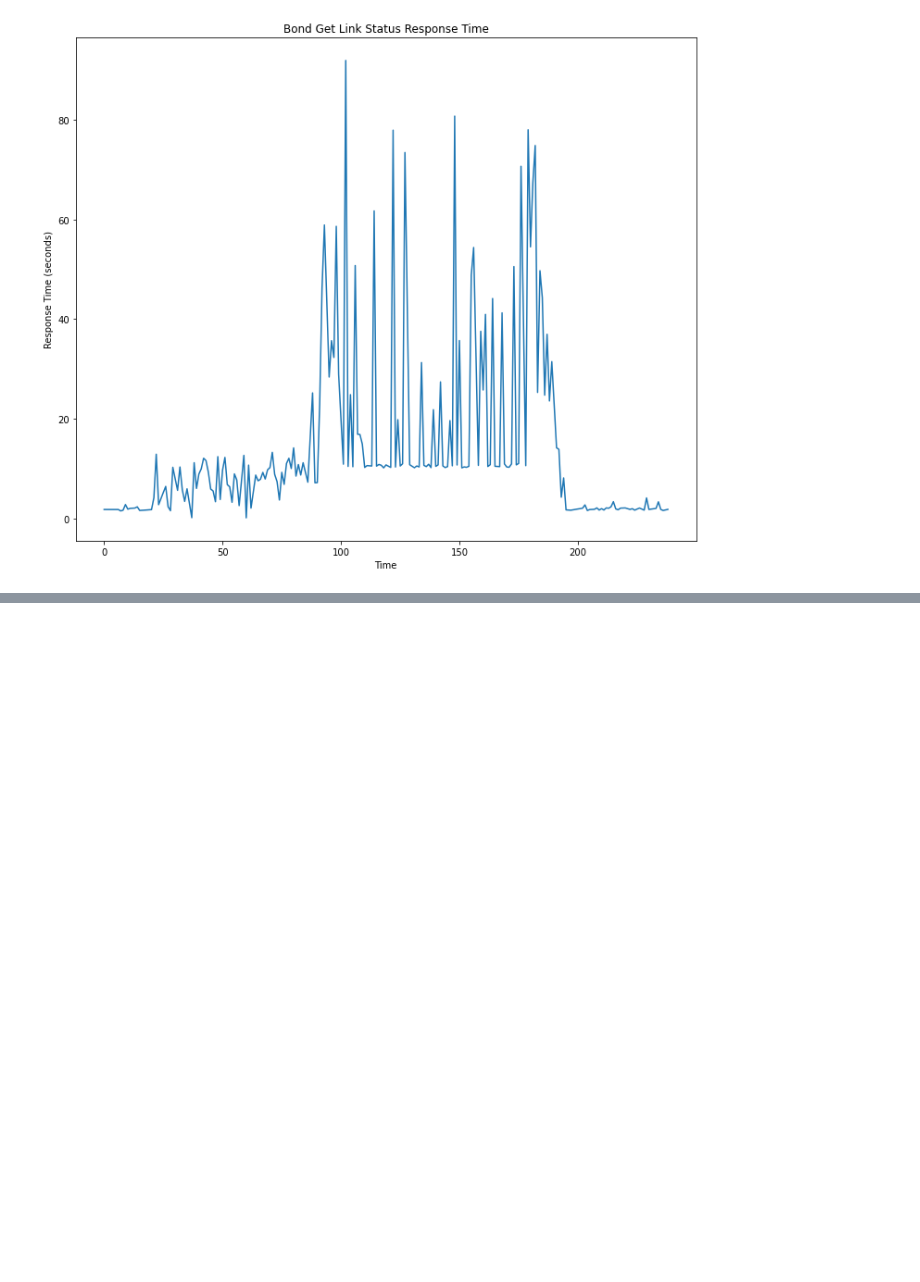
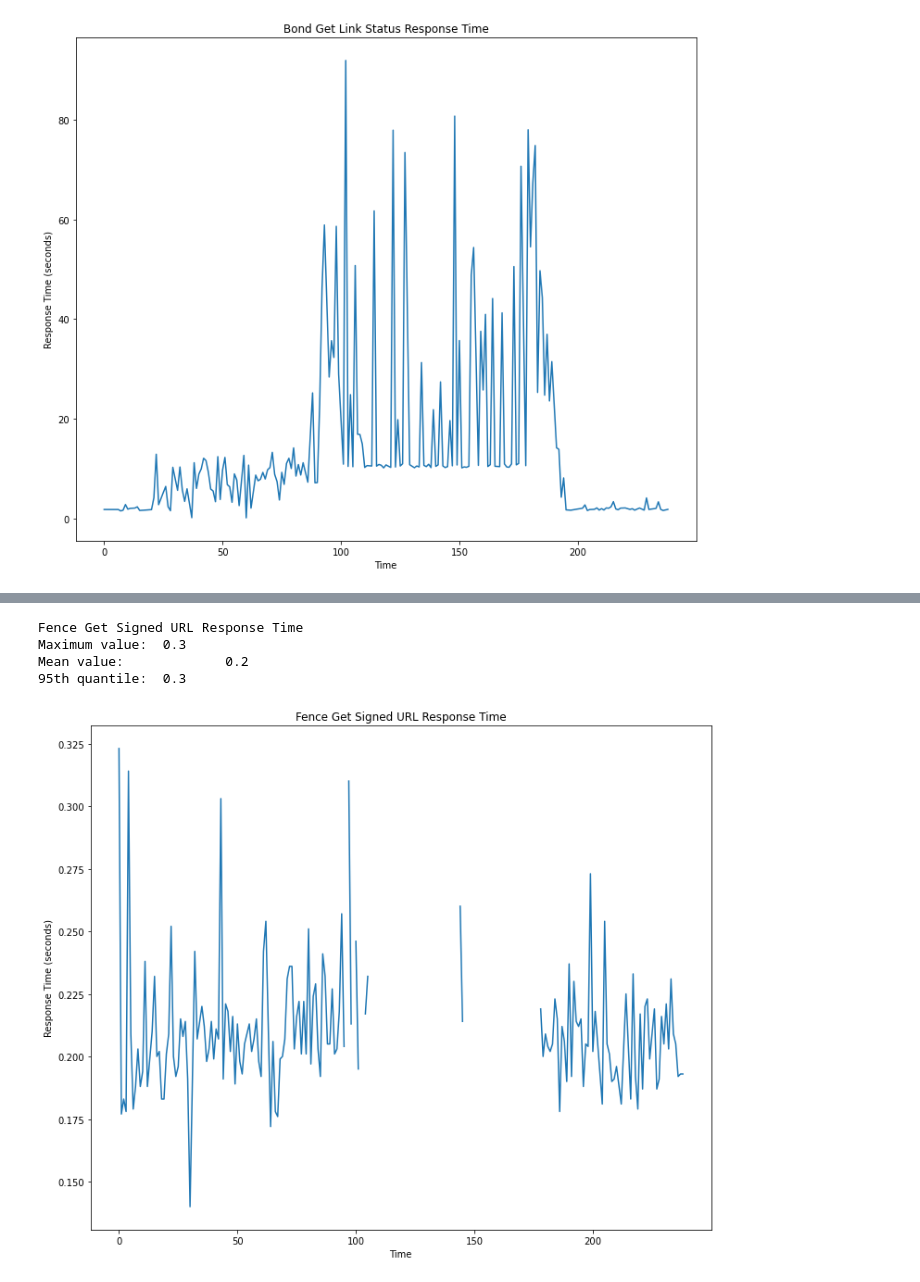
Before and after one commit to mbaumann-broad/terra-worfklow-scale-test-tools, a Jupyter notebook: notebooks/graph_response_time_data.ipynb, the cells around one changed output, grey strips where cells are left out. Cells and saved outputs as stored; diff of their text form; code cells hidden in the pictures; blank space fills up the shorter version.

```diff
--- a/notebooks/graph_response_time_data.ipynb
+++ b/notebooks/graph_response_time_data.ipynb
@@ -92,3 +119,12 @@ def display_bond_get_link_status_response_times(input_filename: str) -> None:
+# %%
+def display_fence_get_signed_url_response_times(input_filename: str) -> None:
+    graph_title = "Fence Get Signed URL Response Time"
+    timestamp_columnname = "fence_get_signed_url.start_time"
+    response_time_columname = "fence_get_signed_url.response_duration"
+
+    displayer = ResponseTimeDisplayMethods(input_filename, timestamp_columnname,
+                                           response_time_columname, graph_title )
+    displayer.display_response_times()
 # %%
 display_martha_response_times(f"{MONITORING_DATA_DIR}/martha_response_time_{MONITORING_DATA_TIMESTAMP}.csv")
 # %% [output]
@@ -123,0 +184,8 @@ Mean value:             14.0
+# %%
+display_fence_get_signed_url_response_times(f"{MONITORING_DATA_DIR}/drs_flow_response_times_{MONITORING_DATA_TIMESTAMP}.csv")
+# %% [output]
+Fence Get Signed URL Response Time
+Maximum value:  0.3
+Mean value:             0.2
+95th quantile:  0.3
+[figure, added]
```
Also changed, not shown: parts of 6 cells of this notebook.
